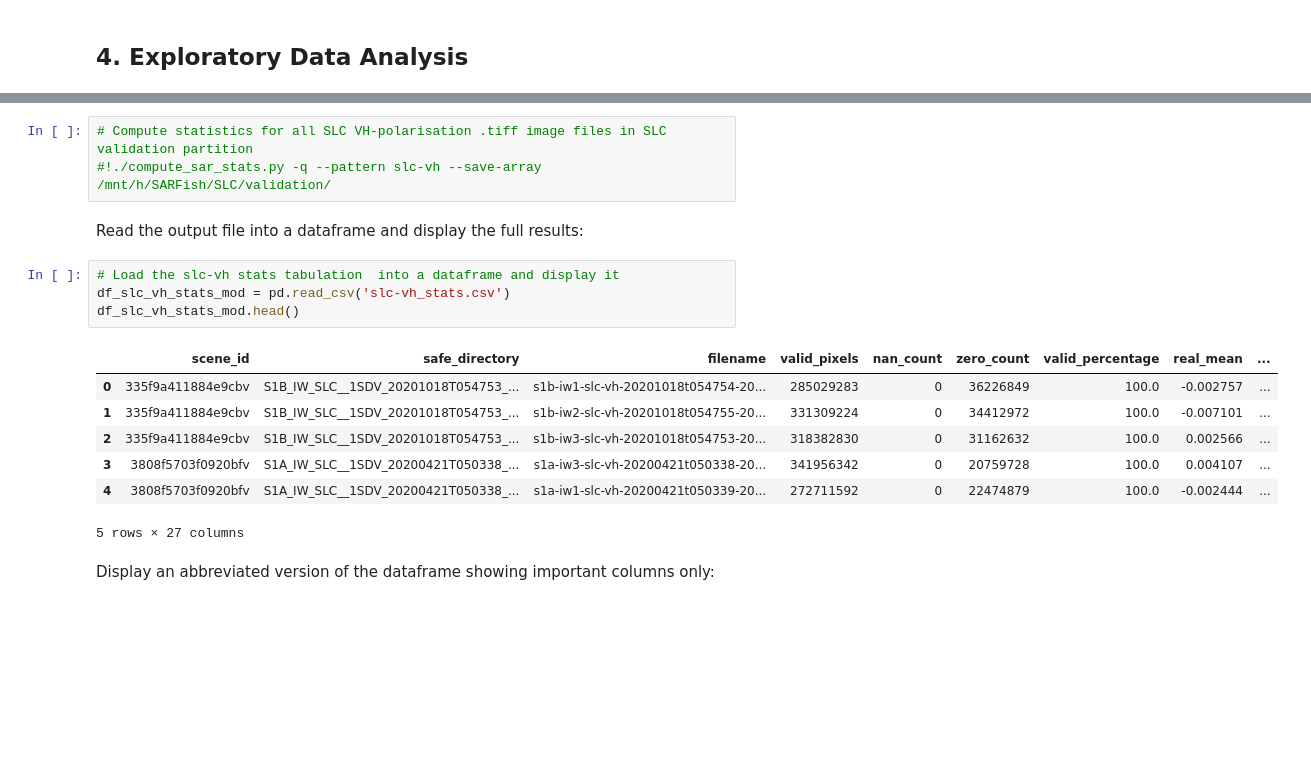
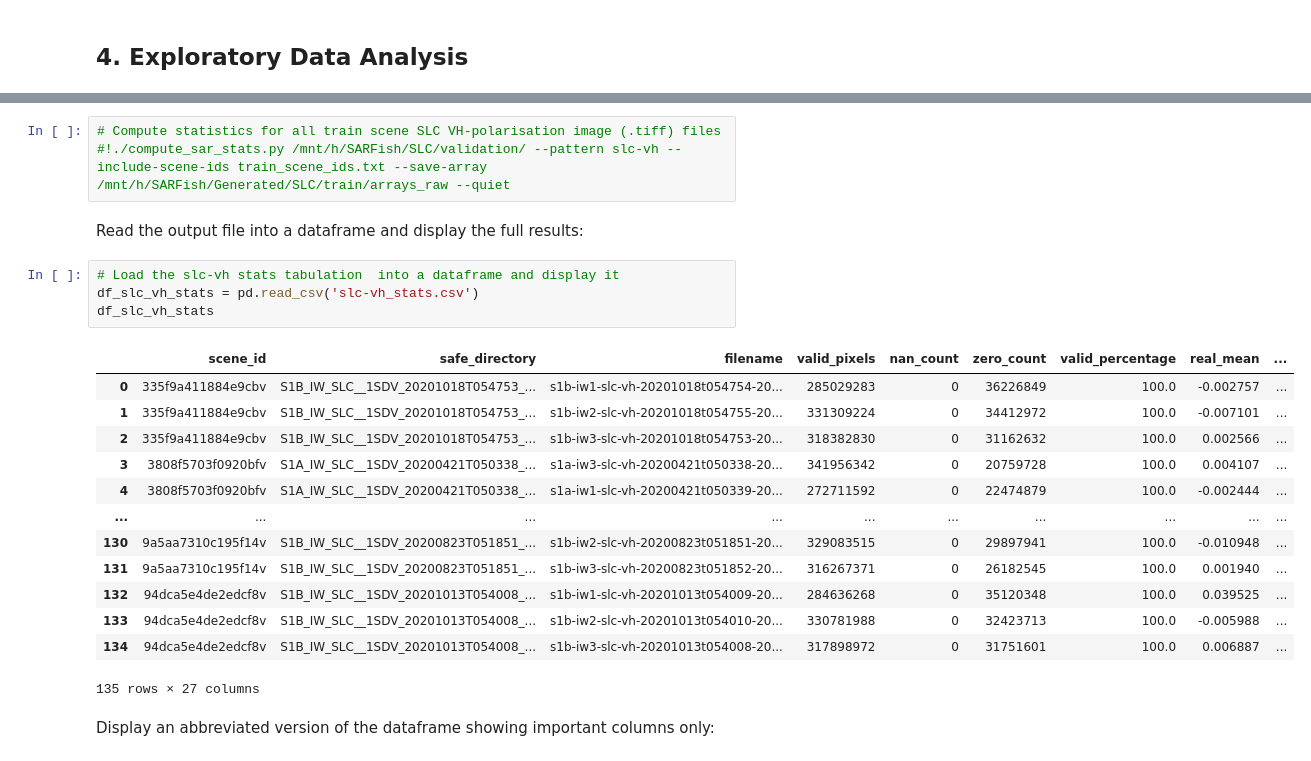
Before and after one commit to pmillitz/SARship-detect, a Jupyter notebook: working/SARFish_Project.ipynb, the cells around one changed output, grey strips where cells are left out. Saved outputs shown, nothing was run; the diff lists cells and outputs as text; blank space fills up the shorter version.

```diff
--- a/working/SARFish_Project.ipynb
+++ b/working/SARFish_Project.ipynb
@@ -87,20 +318,26 @@ Compute summary statistics for each SLC VH-polarisation image (3 images per swat
 # %%
-# Compute statistics for all SLC VH-polarisation .tiff image files in SLC validation partition
-#!./compute_sar_stats.py -q --pattern slc-vh --save-array /mnt/h/SARFish/SLC/validation/
+# Compute statistics for all train scene SLC VH-polarisation image (.tiff) files
+#!./compute_sar_stats.py /mnt/h/SARFish/SLC/validation/ --pattern slc-vh --include-scene-ids train_scene_ids.txt --save-array /mnt/h/SARFish/Generated/SLC/train/arrays_raw --quiet
 # %% [markdown]
 Read the output file into a dataframe and display the full results:
 # %%
 # Load the slc-vh stats tabulation  into a dataframe and display it
-df_slc_vh_stats_mod = pd.read_csv('slc-vh_stats.csv')
-df_slc_vh_stats_mod.head()
+df_slc_vh_stats = pd.read_csv('slc-vh_stats.csv')
+df_slc_vh_stats
 # %% [output]
 |  | scene_id | safe_directory | filename | valid_pixels | nan_count | zero_count | valid_percentage | real_mean | ... |
 | 0 | 335f9a411884e9cbv | S1B_IW_SLC__1SDV_20201018T054753_... | s1b-iw1-slc-vh-20201018t054754-20... | 285029283 | 0 | 36226849 | 100.0 | -0.002757 | ... |
 | 1 | 335f9a411884e9cbv | S1B_IW_SLC__1SDV_20201018T054753_... | s1b-iw2-slc-vh-20201018t054755-20... | 331309224 | 0 | 34412972 | 100.0 | -0.007101 | ... |
 | 2 | 335f9a411884e9cbv | S1B_IW_SLC__1SDV_20201018T054753_... | s1b-iw3-slc-vh-20201018t054753-20... | 318382830 | 0 | 31162632 | 100.0 | 0.002566 | ... |
 | 3 | 3808f5703f0920bfv | S1A_IW_SLC__1SDV_20200421T050338_... | s1a-iw3-slc-vh-20200421t050338-20... | 341956342 | 0 | 20759728 | 100.0 | 0.004107 | ... |
 | 4 | 3808f5703f0920bfv | S1A_IW_SLC__1SDV_20200421T050338_... | s1a-iw1-slc-vh-20200421t050339-20... | 272711592 | 0 | 22474879 | 100.0 | -0.002444 | ... |
+| ... | ... | ... | ... | ... | ... | ... | ... | ... | ... |
+| 130 | 9a5aa7310c195f14v | S1B_IW_SLC__1SDV_20200823T051851_... | s1b-iw2-slc-vh-20200823t051851-20... | 329083515 | 0 | 29897941 | 100.0 | -0.010948 | ... |
+| 131 | 9a5aa7310c195f14v | S1B_IW_SLC__1SDV_20200823T051851_... | s1b-iw3-slc-vh-20200823t051852-20... | 316267371 | 0 | 26182545 | 100.0 | 0.001940 | ... |
+| 132 | 94dca5e4de2edcf8v | S1B_IW_SLC__1SDV_20201013T054008_... | s1b-iw1-slc-vh-20201013t054009-20... | 284636268 | 0 | 35120348 | 100.0 | 0.039525 | ... |
+| 133 | 94dca5e4de2edcf8v | S1B_IW_SLC__1SDV_20201013T054008_... | s1b-iw2-slc-vh-20201013t054010-20... | 330781988 | 0 | 32423713 | 100.0 | -0.005988 | ... |
+| 134 | 94dca5e4de2edcf8v | S1B_IW_SLC__1SDV_20201013T054008_... | s1b-iw3-slc-vh-20201013t054008-20... | 317898972 | 0 | 31751601 | 100.0 | 0.006887 | ... |
-5 rows × 27 columns
+135 rows × 27 columns
 # %% [markdown]
 Display an abbreviated version of the dataframe showing important columns only:
 # %%
```
Also changed, not shown: parts of 61 cells of this notebook.
